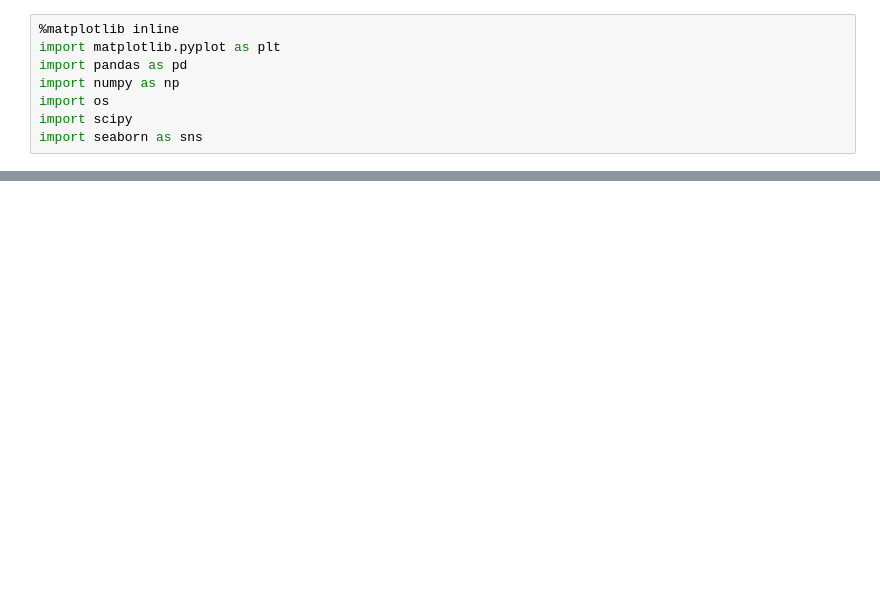
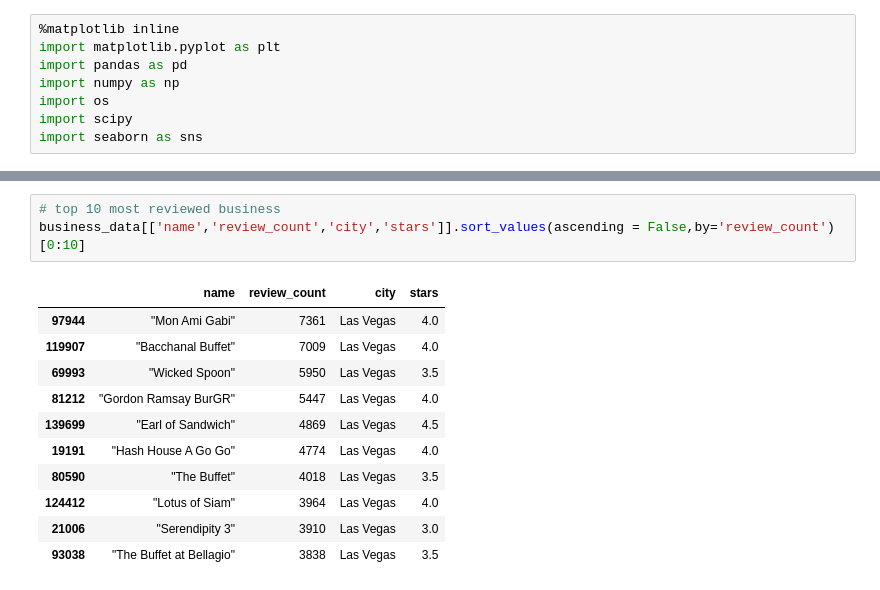
Before and after one commit to LCalso/Calso_Project1_Yelp-Star-Rating, a Jupyter notebook: Calso_Project1_Yelp.ipynb, the cells around one changed output, grey strips where cells are left out. Drawn from its saved outputs; the diff is of its cells as text; blank space fills up the shorter version.

```diff
--- a/Calso_Project1_Yelp.ipynb
+++ b/Calso_Project1_Yelp.ipynb
@@ -8,0 +55,15 @@ import seaborn as sns
+# %%
+# top 10 most reviewed business
+business_data[['name','review_count','city','stars']].sort_values(ascending = False,by='review_count')[0:10]
+# %% [output]
+|  | name | review_count | city | stars |
+| 97944 | "Mon Ami Gabi" | 7361 | Las Vegas | 4.0 |
+| 119907 | "Bacchanal Buffet" | 7009 | Las Vegas | 4.0 |
+| 69993 | "Wicked Spoon" | 5950 | Las Vegas | 3.5 |
+| 81212 | "Gordon Ramsay BurGR" | 5447 | Las Vegas | 4.0 |
+| 139699 | "Earl of Sandwich" | 4869 | Las Vegas | 4.5 |
+| 19191 | "Hash House A Go Go" | 4774 | Las Vegas | 4.0 |
+| 80590 | "The Buffet" | 4018 | Las Vegas | 3.5 |
+| 124412 | "Lotus of Siam" | 3964 | Las Vegas | 4.0 |
+| 21006 | "Serendipity 3" | 3910 | Las Vegas | 3.0 |
+| 93038 | "The Buffet at Bellagio" | 3838 | Las Vegas | 3.5 |
```
Also changed, not shown: parts of 11 cells of this notebook.
